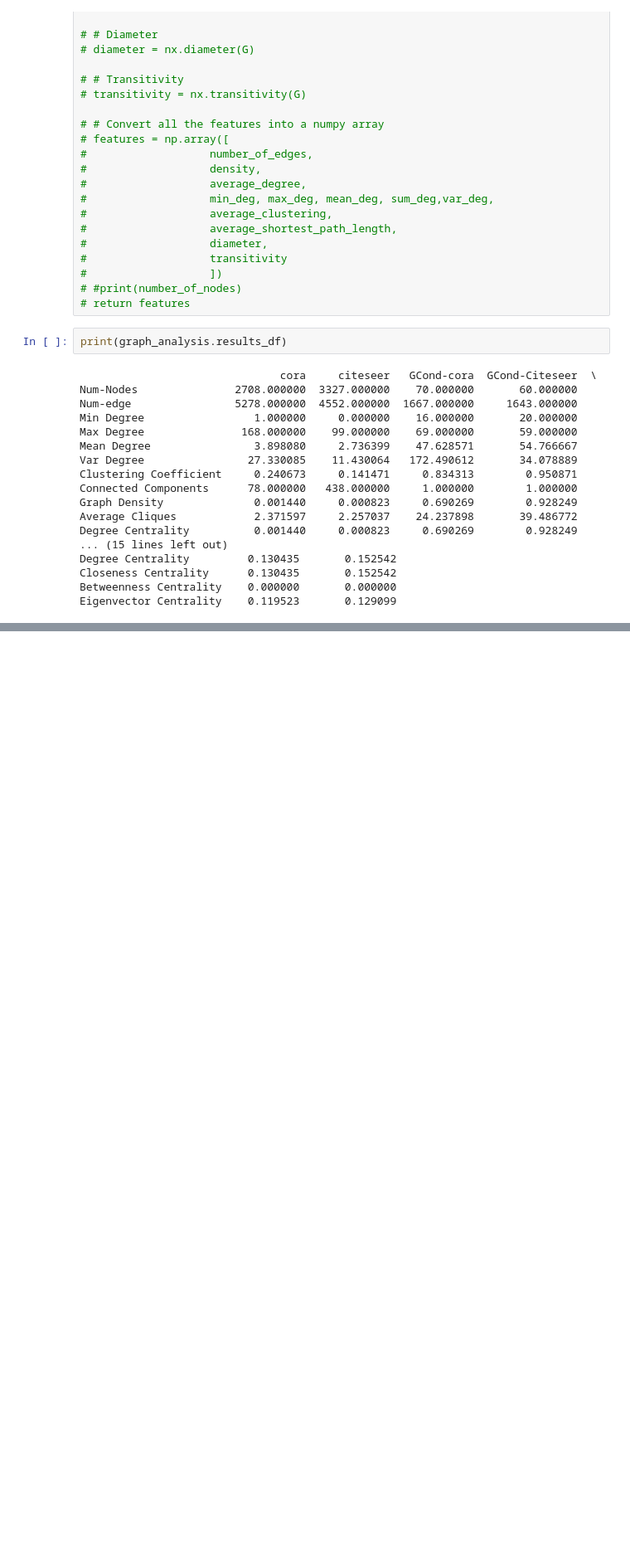
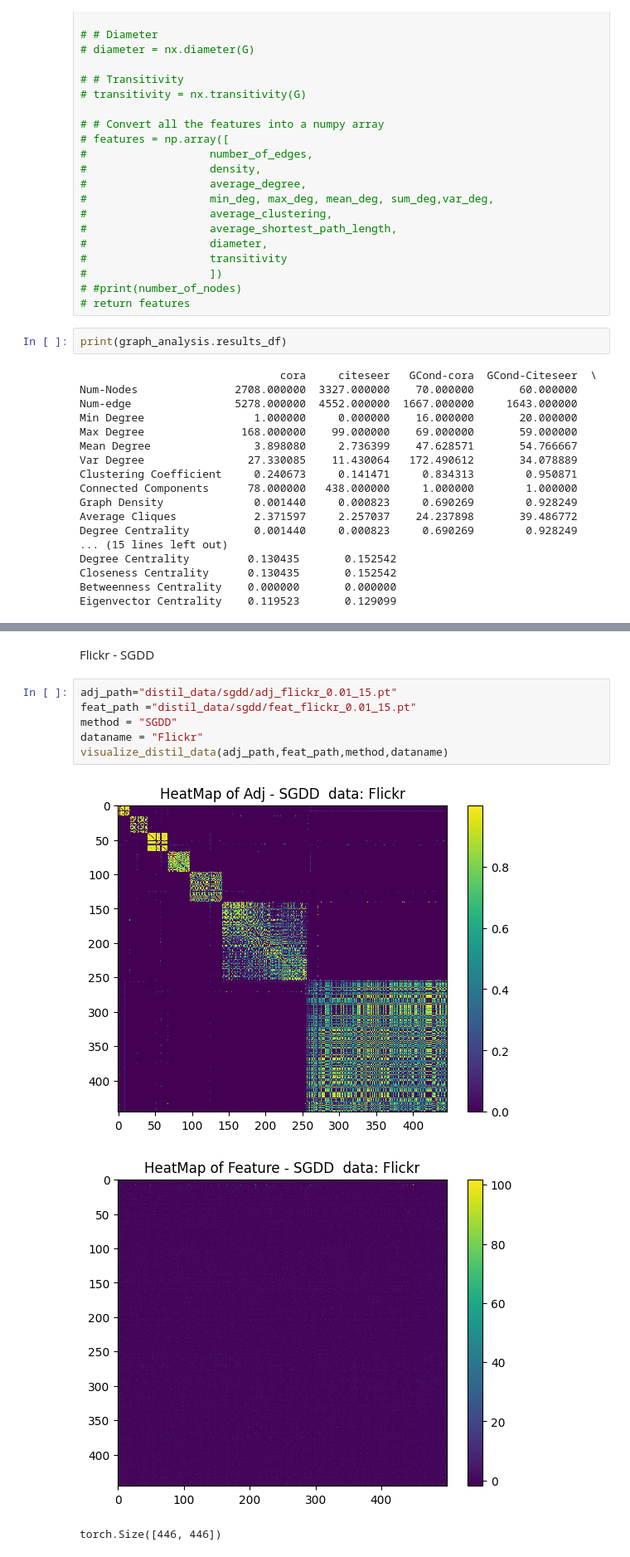
Before and after one commit to Jaykakkad82/data, a Jupyter notebook: exp3/new_exp3_partB.ipynb, the cells around one changed output, grey strips where cells are left out. Shown at 83% size. Cells and saved outputs as stored; diff of their text form; blank space fills up the shorter version.

```diff
--- a/exp3/new_exp3_partB.ipynb
+++ b/exp3/new_exp3_partB.ipynb
@@ -517,0 +532,12 @@ Eigenvector Centrality    0.119523       0.129099
+# %% [markdown]
+Flickr - SGDD
+# %%
+adj_path="distil_data/sgdd/adj_flickr_0.01_15.pt"
+feat_path ="distil_data/sgdd/feat_flickr_0.01_15.pt"
+method = "SGDD"
+dataname = "Flickr"
+visualize_distil_data(adj_path,feat_path,method,dataname)
+# %% [output]
+[figure, added]
+[figure, added]
+torch.Size([446, 446])
```
Also changed, not shown: parts of 5 cells of this notebook, 5 other files.
